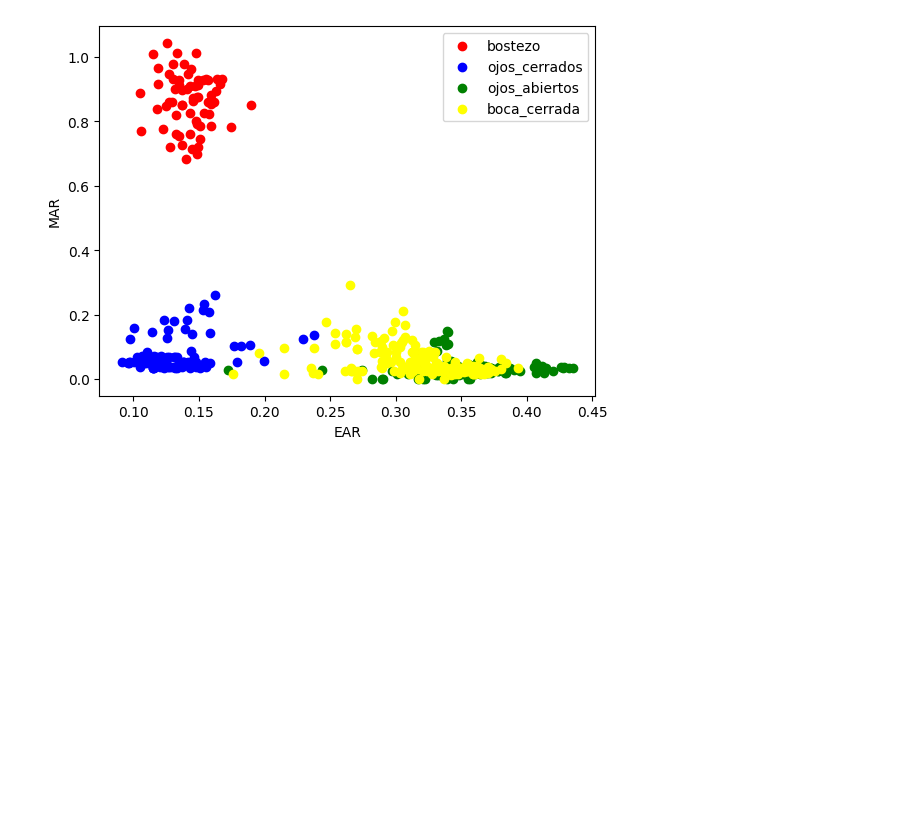
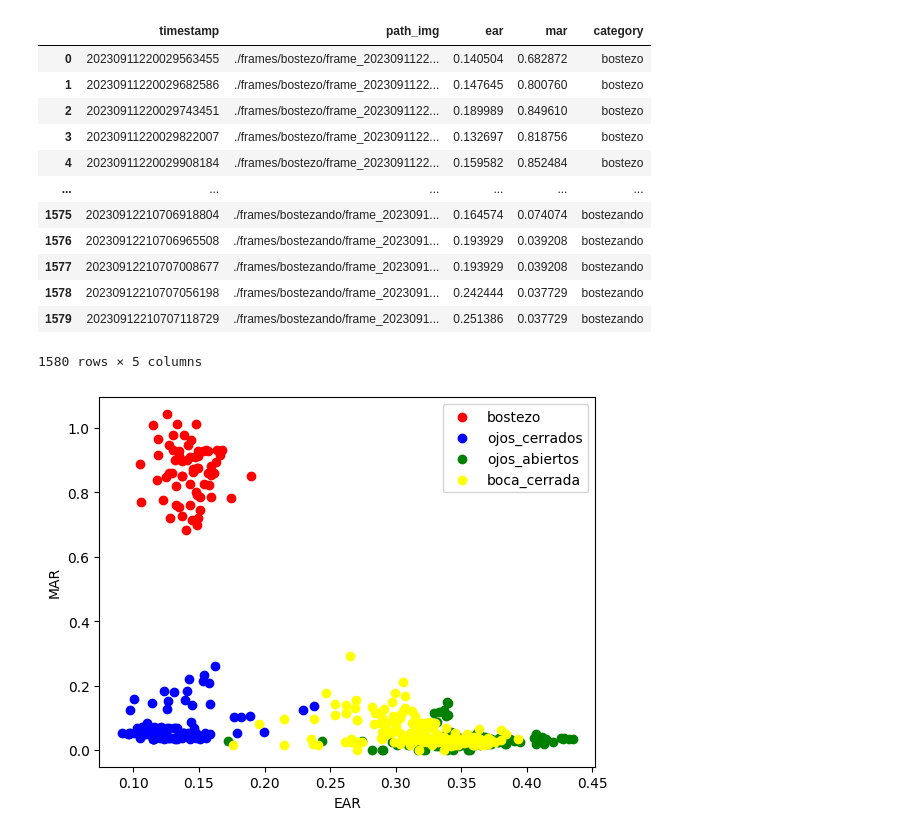
Before and after one commit to lucastrubiano/PFE_Mecatronica_Guarise_Trubiano, a Jupyter notebook: pruebas/pandas_cluster_features.ipynb, the cells around one changed output. Saved outputs shown, nothing was run; the diff lists cells and outputs as text; code cells hidden in the pictures; blank space fills up the shorter version.

```diff
--- a/pruebas/pandas_cluster_features.ipynb
+++ b/pruebas/pandas_cluster_features.ipynb
@@ -23,3 +20,19 @@ df['mar'] = df['mar'].astype(float)
+# %%
+df
+# %% [output]
+|  | timestamp | path_img | ear | mar | category |
+| 0 | 20230911220029563455 | ./frames/bostezo/frame_2023091122... | 0.140504 | 0.682872 | bostezo |
+| 1 | 20230911220029682586 | ./frames/bostezo/frame_2023091122... | 0.147645 | 0.800760 | bostezo |
+| 2 | 20230911220029743451 | ./frames/bostezo/frame_2023091122... | 0.189989 | 0.849610 | bostezo |
+| 3 | 20230911220029822007 | ./frames/bostezo/frame_2023091122... | 0.132697 | 0.818756 | bostezo |
+| 4 | 20230911220029908184 | ./frames/bostezo/frame_2023091122... | 0.159582 | 0.852484 | bostezo |
+| ... | ... | ... | ... | ... | ... |
+| 1575 | 20230912210706918804 | ./frames/bostezando/frame_2023091... | 0.164574 | 0.074074 | bostezando |
+| 1576 | 20230912210706965508 | ./frames/bostezando/frame_2023091... | 0.193929 | 0.039208 | bostezando |
+| 1577 | 20230912210707008677 | ./frames/bostezando/frame_2023091... | 0.193929 | 0.039208 | bostezando |
+| 1578 | 20230912210707056198 | ./frames/bostezando/frame_2023091... | 0.242444 | 0.037729 | bostezando |
+| 1579 | 20230912210707118729 | ./frames/bostezando/frame_2023091... | 0.251386 | 0.037729 | bostezando |
+1580 rows × 5 columns
 # %%
 # plot ear vs mar, coloring different categories
 colors = {
```
Also changed, not shown: parts of 3 cells of this notebook, 2 other files.
